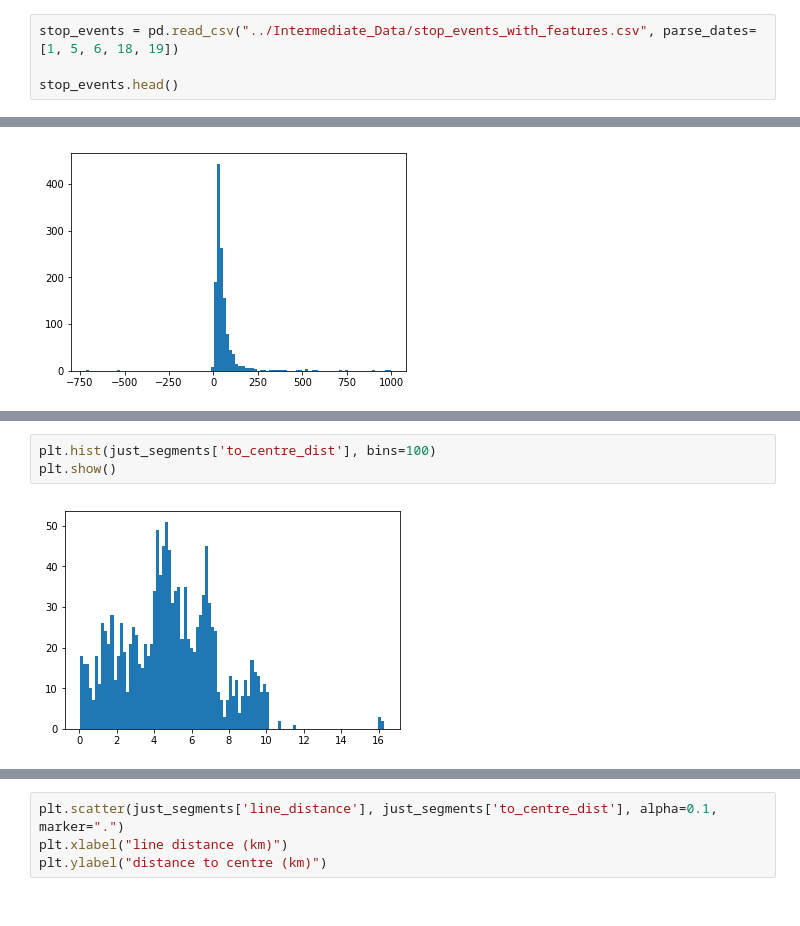
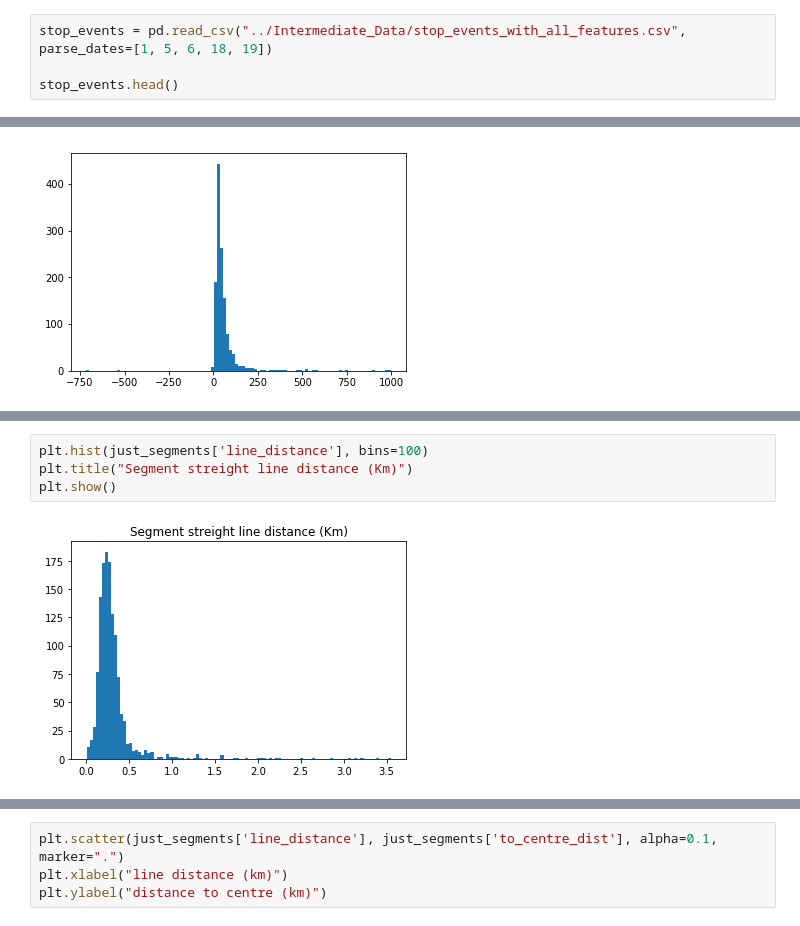
Before and after one commit to gingertom/buses, a Jupyter notebook: Data Exploration/just segments.ipynb, the cells around one changed output, grey strips where cells are left out. Saved outputs shown, nothing was run; the diff lists cells and outputs as text.

```diff
--- a/Data Exploration/just segments.ipynb
+++ b/Data Exploration/just segments.ipynb
@@ -13,7 +13,7 @@ gmaps.configure(api_key="AIzaSyAnubumevhate_wi70P93UM550PckRfLW0")
 # %% [markdown]
 ## Loading and preparing the data
 # %%
-stop_events = pd.read_csv("../Intermediate_Data/stop_events_with_features.csv", parse_dates=[1, 5, 6, 18, 19])
+stop_events = pd.read_csv("../Intermediate_Data/stop_events_with_all_features.csv", parse_dates=[1, 5, 6, 18, 19])
 
 stop_events.head()
 # %% [output]
@@ -63,5 +94,6 @@ plt.show()
 # %%
-plt.hist(just_segments['to_centre_dist'], bins=100)
+plt.hist(just_segments['line_distance'], bins=100)
+plt.title("Segment streight line distance (Km)")
 plt.show()
 # %% [output]
-[figure, old version]
+[figure, new version]
```
Also changed, not shown: parts of 21 cells of this notebook.
